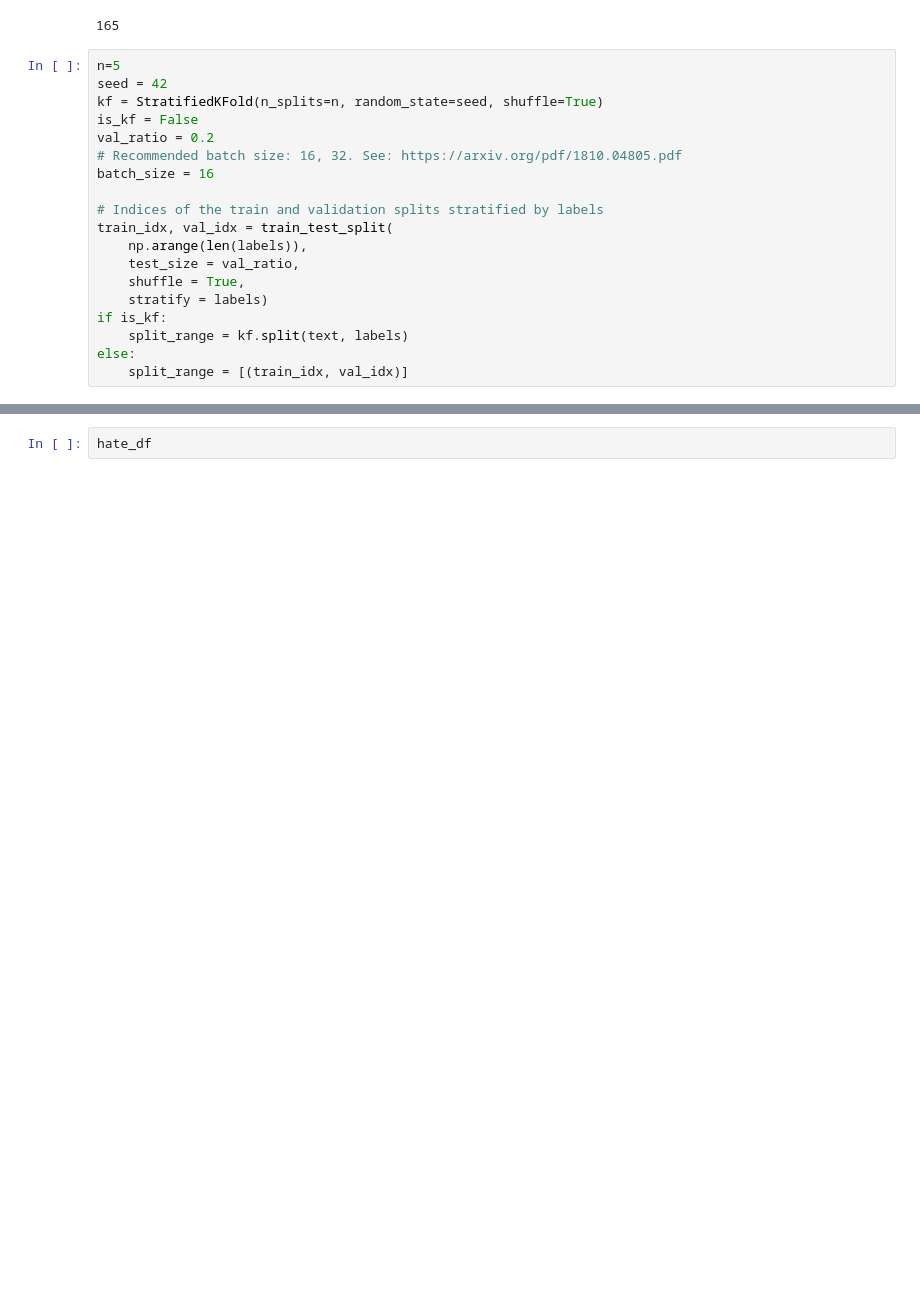
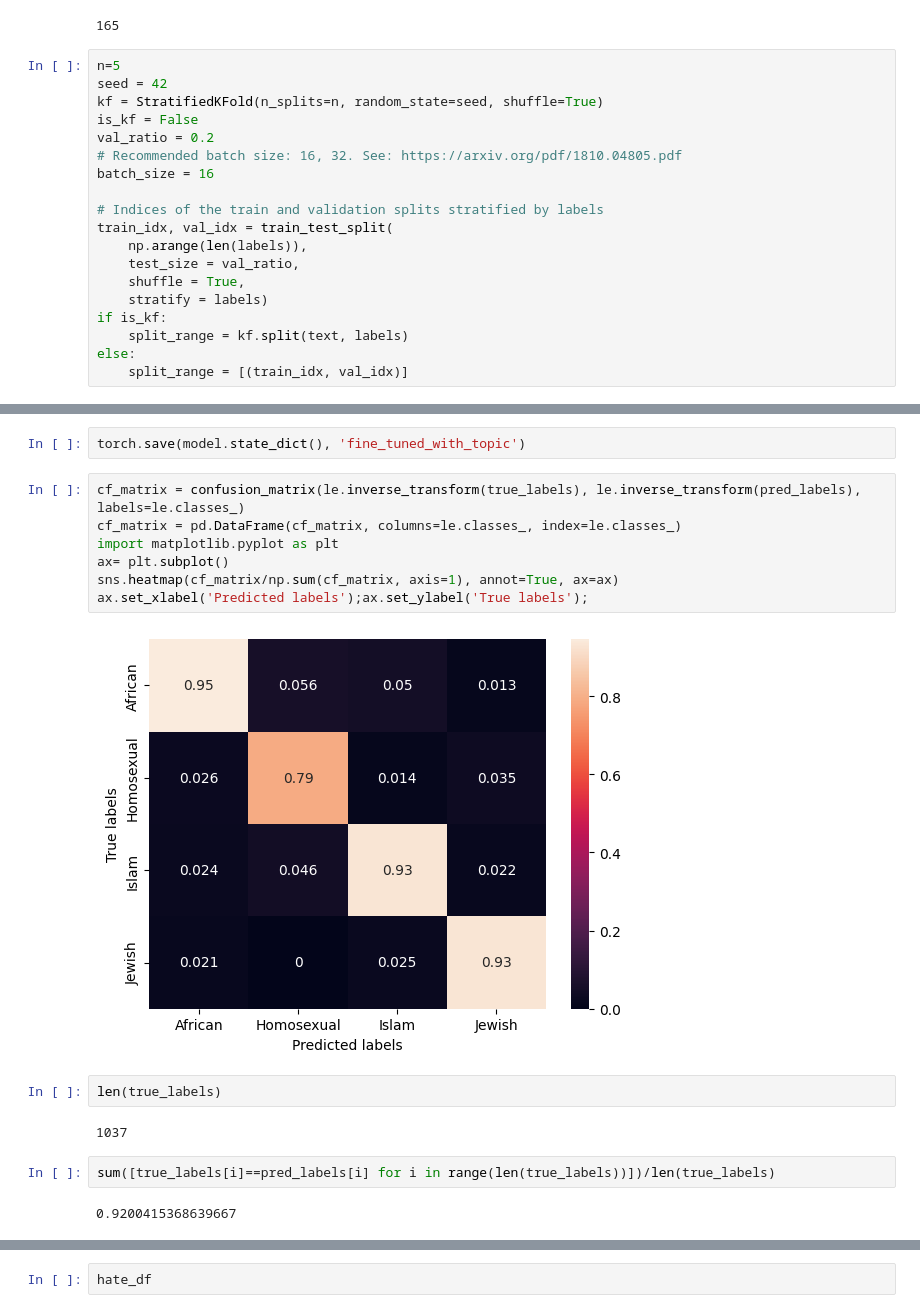
Before and after one commit to NadavSc/HateRecognition, a Jupyter notebook: target_model/fine_tune_notebook.ipynb, the cells around one changed output, grey strips where cells are left out. Drawn from its saved outputs; the diff is of its cells as text; blank space fills up the shorter version.

```diff
--- a/target_model/fine_tune_notebook.ipynb
+++ b/target_model/fine_tune_notebook.ipynb
@@ -364,3 +386,22 @@ loss = 0.491 accuracy = 0.900, precision = 0.889, recall = 0.880, f1 = 0.884
+# %%
+torch.save(model.state_dict(), 'fine_tuned_with_topic')
+# %%
+cf_matrix = confusion_matrix(le.inverse_transform(true_labels), le.inverse_transform(pred_labels), labels=le.classes_)
+cf_matrix = pd.DataFrame(cf_matrix, columns=le.classes_, index=le.classes_)
+import matplotlib.pyplot as plt
+ax= plt.subplot()
+sns.heatmap(cf_matrix/np.sum(cf_matrix, axis=1), annot=True, ax=ax)
+ax.set_xlabel('Predicted labels');ax.set_ylabel('True labels');
+# %% [output]
+[figure, added]
+# %%
+len(true_labels)
+# %% [output]
+1037
+# %%
+sum([true_labels[i]==pred_labels[i] for i in range(len(true_labels))])/len(true_labels)
+# %% [output]
+0.9200415368639667
 # %%
 pd.DataFrame(results, columns=['tr_acc', 'val_acc']).mean(axis=0)
 # %% [output]
```
Also changed, not shown: parts of 18 cells of this notebook, 4 other files.
